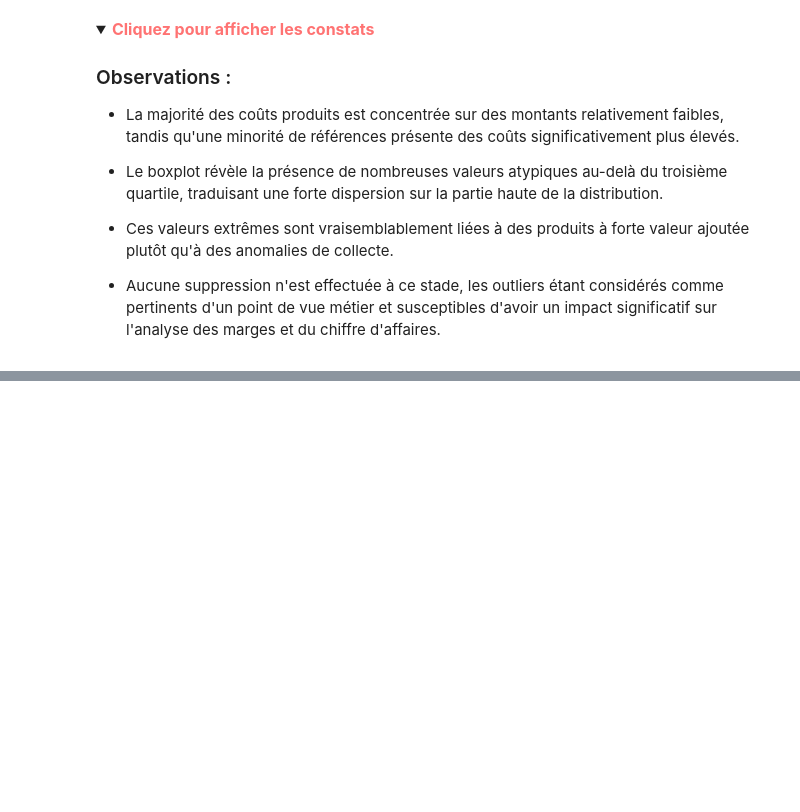
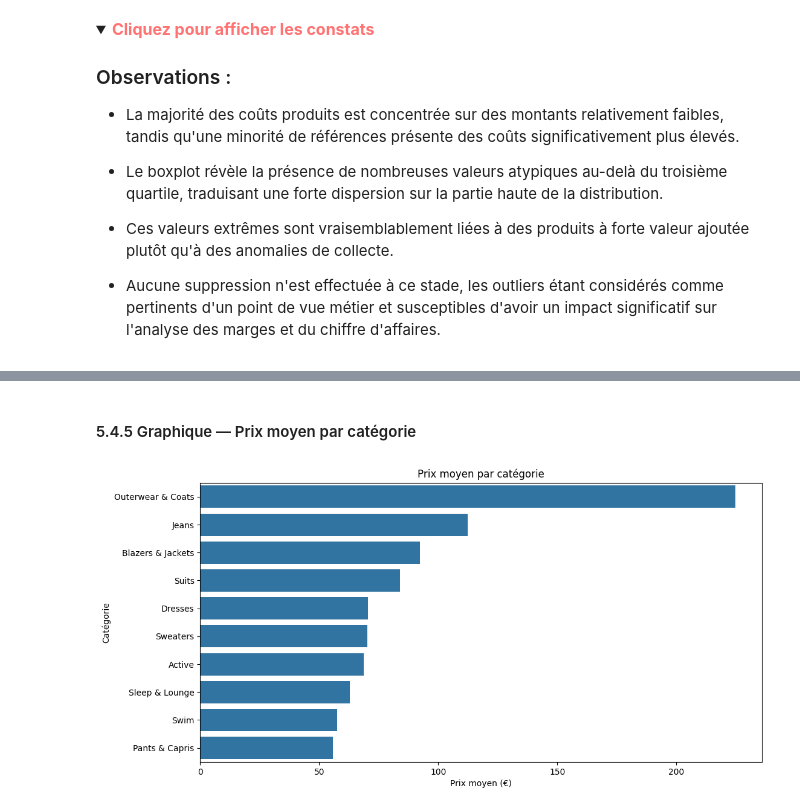
Before and after one commit to fko-data-sport/thelook-da-projet, a Jupyter notebook: notebooks/01_EDA_python.ipynb, the cells around one changed output, grey strips where cells are left out. Cells and saved outputs as stored; diff of their text form; code cells hidden in the pictures; folded sections open; blank space fills up the shorter version.

```diff
--- a/notebooks/01_EDA_python.ipynb
+++ b/notebooks/01_EDA_python.ipynb
@@ -709,0 +870,13 @@ plt.show()
+# %%
+# Calcul du prix moyen par catégorie
+avg_price_category = (
+    df_sales
+    .groupby("category")["sale_price"]
+    .mean()
+    .reset_index()
+    .rename(columns={"sale_price": "prix_moyen"})
+    .sort_values(by="prix_moyen", ascending=False)
+)
+
+# Affichage des 10 premières catégories
+avg_price_category.head(10)
@@ -709,0 +895,24 @@ plt.show()
+# %% [markdown]
+#### 5.4.5 Graphique — Prix moyen par catégorie
+# %%
+# Taille du graphique
+plt.figure(figsize=(12,6))
+
+# Création du graphique
+sns.barplot(
+    data=avg_price_category.head(10),
+    x="prix_moyen",
+    y="category"
+)
+
+# Ajout du titre
+plt.title("Prix moyen par catégorie")
+
+# Ajout des labels des axes
+plt.xlabel("Prix moyen (€)")
+plt.ylabel("Catégorie")
+
+# Affichage du graphique
+plt.show()
+# %% [output]
+[figure, added]
```
Also changed, not shown: parts of 54 cells of this notebook.
